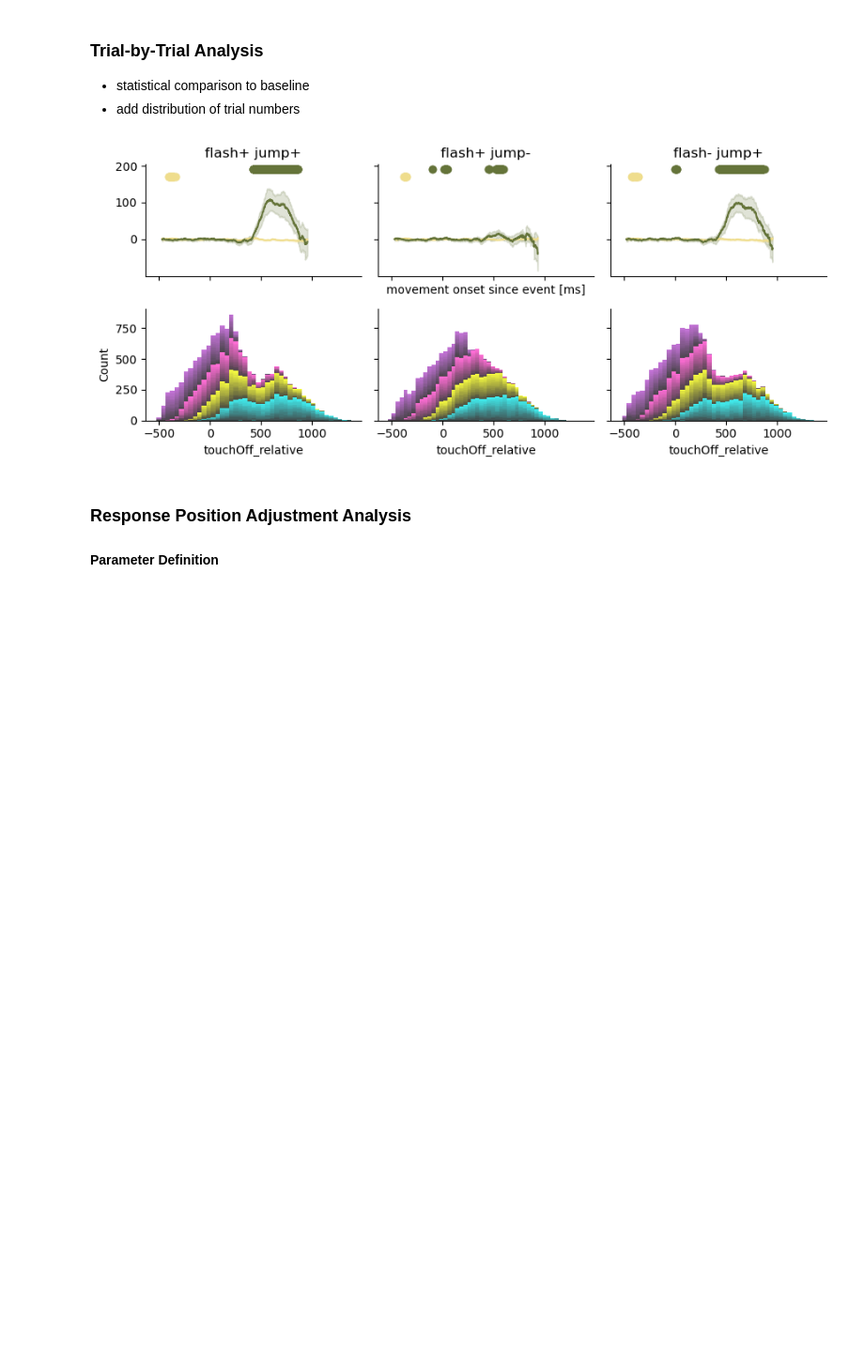
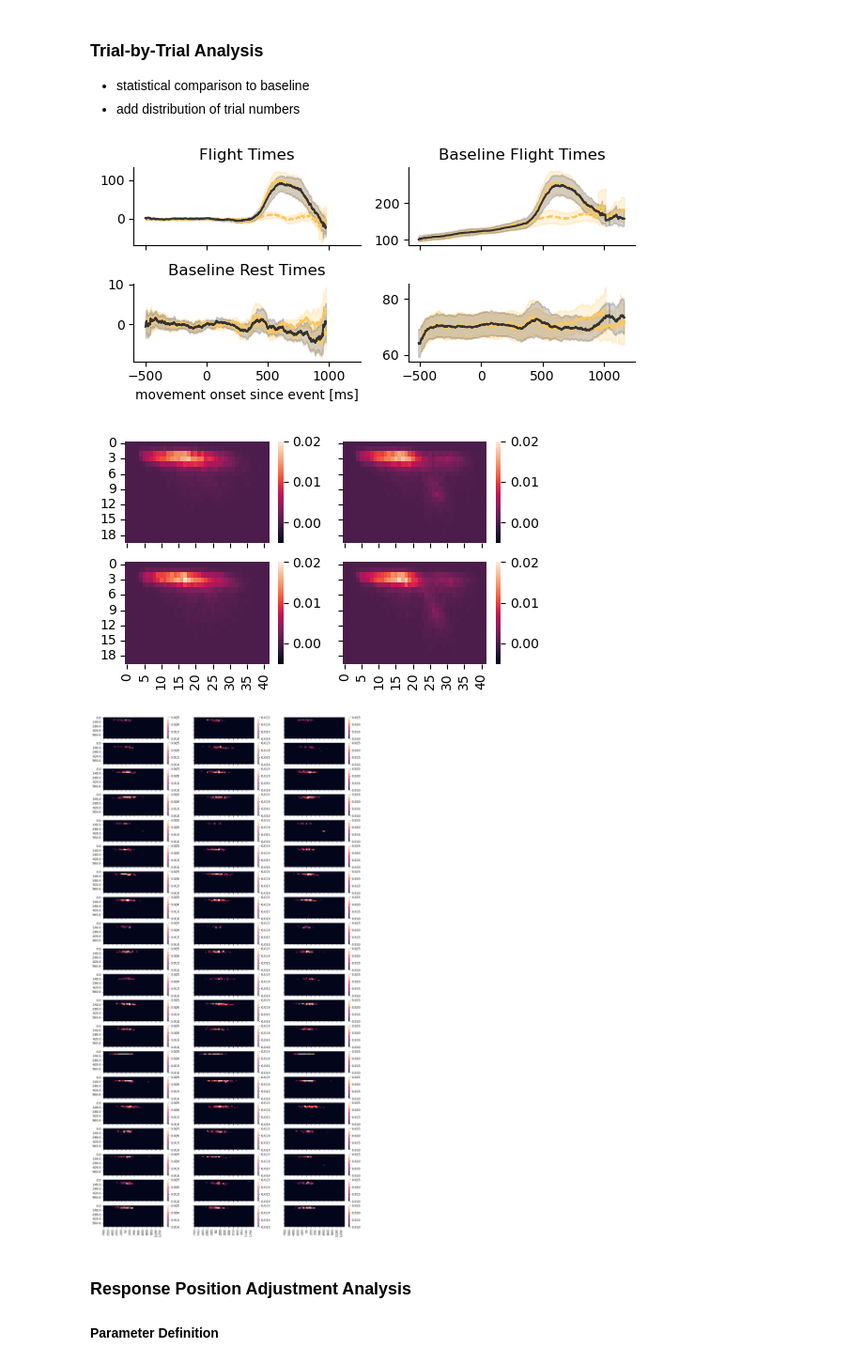
Before and after one commit to ClaraKuper/rapid_movement_inhibition, a Jupyter notebook: scripts/remote/scripts_target_polarity/Main Analysis.ipynb, the cells around one changed output. Shown at 94% size. Cells and saved outputs as stored; diff of their text form; code cells hidden in the pictures; blank space fills up the shorter version.

```diff
--- a/scripts/remote/scripts_target_polarity/Main Analysis.ipynb
+++ b/scripts/remote/scripts_target_polarity/Main Analysis.ipynb
@@ -149,0 +183,15 @@ plt.xticks(rotation = 90);
+# %%
+trial_data = trial_data.reset_index(drop = True)
+trial_data[condition_col] = [f"{jump_conds[int(trial_data[jump_col][x])]}_{flash_conds[int(trial_data[flash_col][x])]}" for x in trial_data.index]
+trial_copy, new_col_name, color_dict_hist = create_double_color_cols(trial_data.copy(deep=True),
+                                                                    condition_col,
+                                                                    participant_col,
+                                                                    base_colors,
+                                                                    shade_step_size)
+sns.histplot(data=trial_copy,
+            x= time_col,
+            hue=new_col_name,
+            multiple='stack',
+            palette=color_dict_hist,
+            legend=False,
+            edgecolor=None);
@@ -264,25 +316,45 @@ touch_onset_col = 'touchOn'
 touch_offset_col = 'touchOff'
 touch_relative_col = 'touchOff_relative'
 
-plot_columns = {'rest': 'rest_times', 'flight': 'flight_times'}
-colors = {'full cycle': '#394F49',
-          'rest': '#EFDD8D',
-          'flight': '#65743A'}
-smooth_window = 40
+colors = {'flash+ jump+': '#FFC759',
+          'flash+ jump-': '#FFC759',
+          'flash- jump+': '#333333',
+          'flash- jump-': '#333333'}
+
+linestyles = {
+          'flash+ jump+': '-',
+          'flash+ jump-': '--',
+          'flash- jump+': '-',
+          'flash- jump-': '--'
+
+}
+
+smooth_window = 60
+
+heatmap_parameters = {'n_col': 42, 'n_row': 20,  'x_min': -700,
+                      'x_max': 1400, 'y_min': 0, 'y_max': 700,}
+heatmap_figure_path = f'{results_path}/heatmaps_latencies_figure.png'
+individual_heatmap_figure_path = f'{results_path}/heatmaps_individual_latencies_figure.png'
 # %%
 time, participant_timings = trial_by_trial_analysis(trial_data,
                                                     touch_relative_col,
                                                     plot_columns,
                                                     conditions_dict,
                                                     baseline_condition_dict,
                                                     colors,
+                                                    linestyles,
                                                     participant_col,
                                                     touch_onset_col,
                                                     touch_offset_col,
                                                     smooth_window,
-                                                    figure_path)
+                                                    figure_path,
+                                                    heatmap_parameters,
+                                                    heatmap_figure_path,
+                                                    individual_heatmap_figure_path)
 # %% [output]
-[figure, old version]
+[figure, new version]
+[figure, added]
+[figure, added]
 # %% [markdown]
 ### Response Position Adjustment Analysis
 #### Parameter Definition
```
Also changed, not shown: parts of 15 cells of this notebook, 5 other files.
